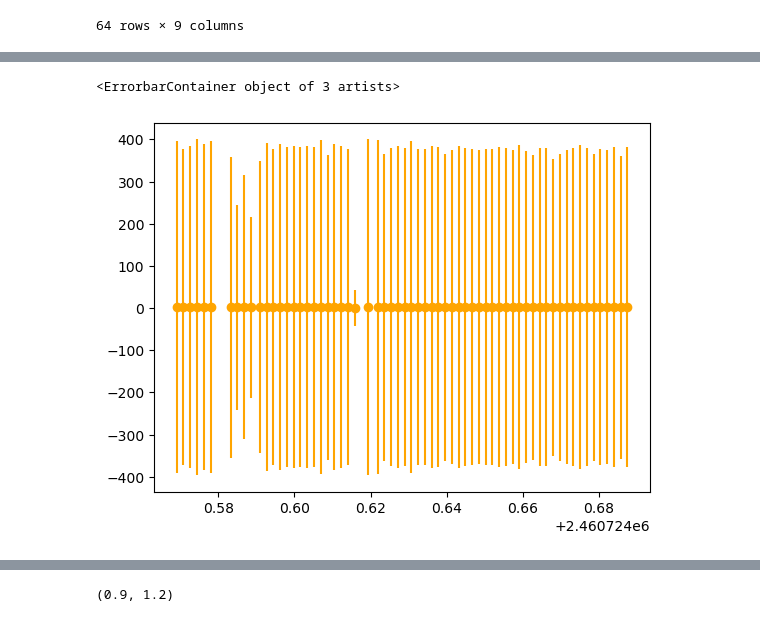
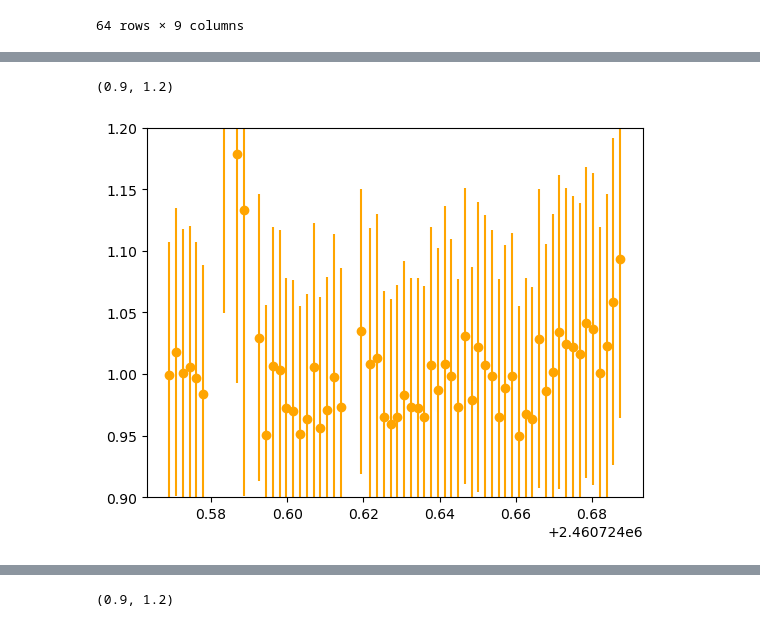
Before and after one commit to explorerjs32/rho_data_reduction_pipeline, a Jupyter notebook: photometry_mplw/Phot_to_LC.ipynb, the cells around one changed output, grey strips where cells are left out. Saved outputs shown, nothing was run; the diff lists cells and outputs as text; code cells hidden in the pictures.

Commit message:
Photometry noise calculations, and starting to calculate proper flat noise

```diff
--- a/photometry_mplw/Phot_to_LC.ipynb
+++ b/photometry_mplw/Phot_to_LC.ipynb
@@ -115,7 +115,7 @@ sorted_indices = np.argsort(t)
 # %%
 plt.figure(figsize=(10, 6))
 # for i in [0,1,2,3,4,5,6,7,]:
-for i in [0,1,2,3,4,]:
+for i in [0,1,2,3,]:
     plt.scatter(t,combined[f'Star_{i+1}_flux'],label=f'Star {i+1}')
     # print(i)
 # plt.scatter(t, wasp36['sum_flux'],label='WASP-36b',)
@@ -126,6 +126,7 @@ for i in [0,1,2,3,4,]:
 # %%
 # refs = [6,7,8]
-refs = [2,3,4,5]
+refs = [2,3,4]
 # refs = [4,5,6,7,8]
 ref_flux = np.array([combined[f'Star_{i}_flux'].values for i in refs])
+ref_err = np.sqrt(np.sum(np.array([combined[f'Star_{i}_noise'].values**2 for i in refs]),axis=0))
 ref_corr = ref_flux.sum(axis=0)/len(refs)
@@ -171,8 +133,10 @@ array([ 988.93968009,  907.89943702,  922.13697687,  958.4726747 ,
 # %%
 wasp36_flux = combined['Star_1_flux'] / ref_corr
+wasp36_err = np.abs(wasp36_flux)*np.sqrt((combined['Star_1_noise']/combined['Star_1_flux'])**2 + (ref_err/ref_corr)**2)
 # %%
 # Sort wasp36_flux and t by time order
 sorted_indices = np.argsort(t)
 wasp36_flux_sorted = wasp36_flux.values[sorted_indices]
+wasp36_err_sorted = wasp36_err.values[sorted_indices]
 t_sorted = np.array(t)[sorted_indices]
 # %%
@@ -195,10 +157,10 @@ Name: Star_1_noise, Length: 64, dtype: float64
 # %%
 # plt.scatter(t,wasp36_flux, label='WASP-36b flux correction', color='orange')
-plt.errorbar(t_sorted, wasp36_flux_sorted,
-             yerr=flux_err.values[sorted_indices],
+plt.errorbar(t_sorted, wasp36_flux_sorted/np.nanmedian(wasp36_flux_sorted),
+             yerr=wasp36_err_sorted,
              fmt='o', color='orange', label='WASP-36b error')
-# plt.ylim(0.9,1.2)
+plt.ylim(0.9,1.2)
 # plt.ylim(0.75,2)
 # %% [output]
-<ErrorbarContainer object of 3 artists>
+(0.9, 1.2)
-[figure, old version]
+[figure, new version]
```
Also changed, not shown: parts of 9 cells of this notebook, 5 other files.
